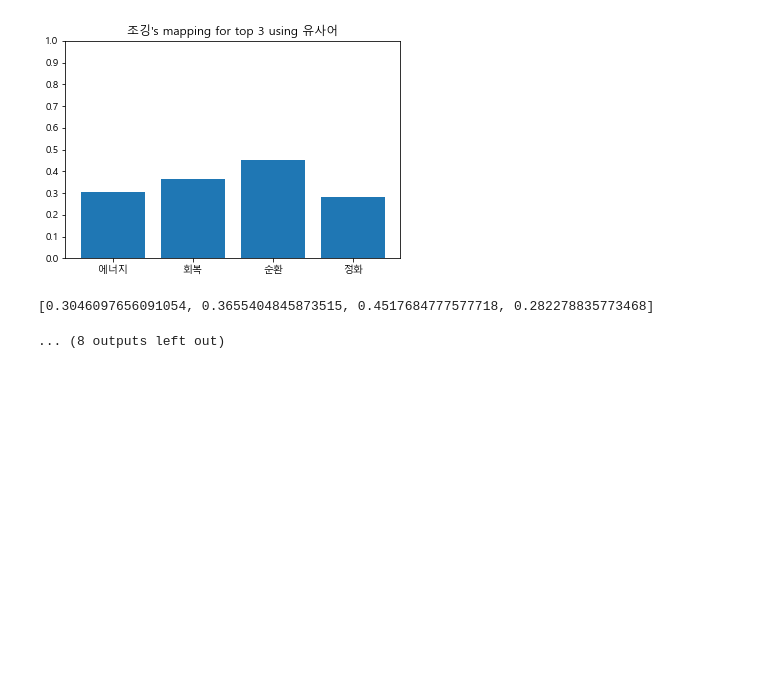
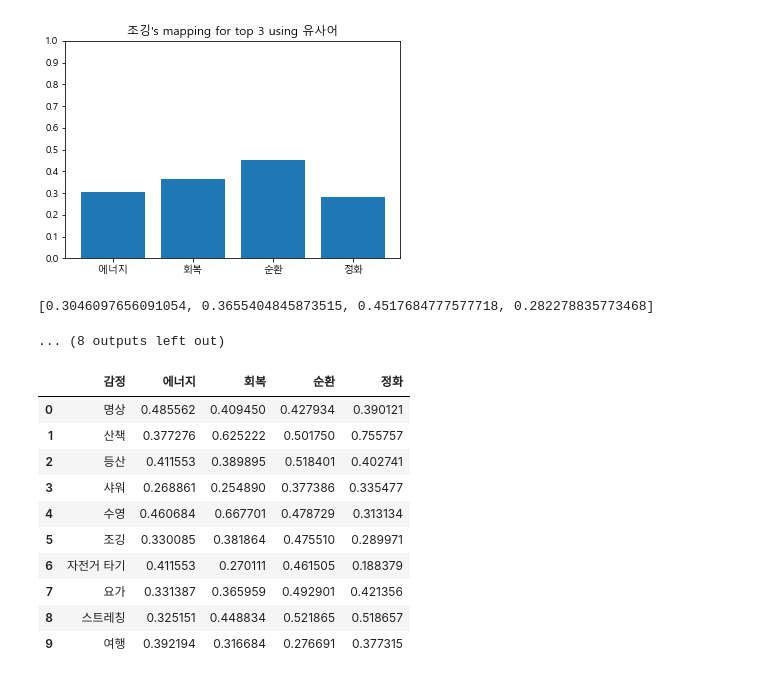
Before and after one commit to sigongjoa/emotion_thearpy, a Jupyter notebook: notebooks/check_action_data.ipynb, the cells around one changed output. Drawn from its saved outputs; the diff is of its cells as text; code cells hidden in the pictures; blank space fills up the shorter version.

```diff
--- a/notebooks/check_action_data.ipynb
+++ b/notebooks/check_action_data.ipynb
@@ -140,7 +140,7 @@ class check_data():
             plt.show()
         return result
 
-    def todf(self,file_name):
+    def todf(self, topn, file_name):
         ret_df  = pd.DataFrame(columns=['감정','에너지','회복','순환','정화'])
         em = []
         est_e= []
@@ -150,7 +150,7 @@ class check_data():
 
         for idx in self.df.index:
             em.append(self.df['action'][idx])
-            est = self.result(idx,3,False)
+            est = self.result(idx,topn,False)
             est_e.append(est[0])
             est_h.append(est[1])
             est_c.append(est[2])
@@ -268,3 +268,20 @@ for i in data.index:
 [figure]
 [0.3046097656091054, 0.3655404845873515, 0.4517684777577718, 0.282278835773468]
 ... (8 outputs left out)
+# %%
+# 상위 2개 평균 사용
+# 상위 N개에서 N이 커질 수록 각 데이터의 차이가 줄어듬
+# 현재 사용하는 데이터도 라벨링이 되어 있어서 상위 2개 정도만 사용하면 될 것 같음
+XYZ.todf(2, '../result/action_estimation.csv')
+# %% [output]
+|  | 감정 | 에너지 | 회복 | 순환 | 정화 |
+| 0 | 명상 | 0.485562 | 0.409450 | 0.427934 | 0.390121 |
+| 1 | 산책 | 0.377276 | 0.625222 | 0.501750 | 0.755757 |
+| 2 | 등산 | 0.411553 | 0.389895 | 0.518401 | 0.402741 |
+| 3 | 샤워 | 0.268861 | 0.254890 | 0.377386 | 0.335477 |
+| 4 | 수영 | 0.460684 | 0.667701 | 0.478729 | 0.313134 |
+| 5 | 조깅 | 0.330085 | 0.381864 | 0.475510 | 0.289971 |
+| 6 | 자전거 타기 | 0.411553 | 0.270111 | 0.461505 | 0.188379 |
+| 7 | 요가 | 0.331387 | 0.365959 | 0.492901 | 0.421356 |
+| 8 | 스트레칭 | 0.325151 | 0.448834 | 0.521865 | 0.518657 |
+| 9 | 여행 | 0.392194 | 0.316684 | 0.276691 | 0.377315 |
```
Also changed, not shown: 12 other files.
